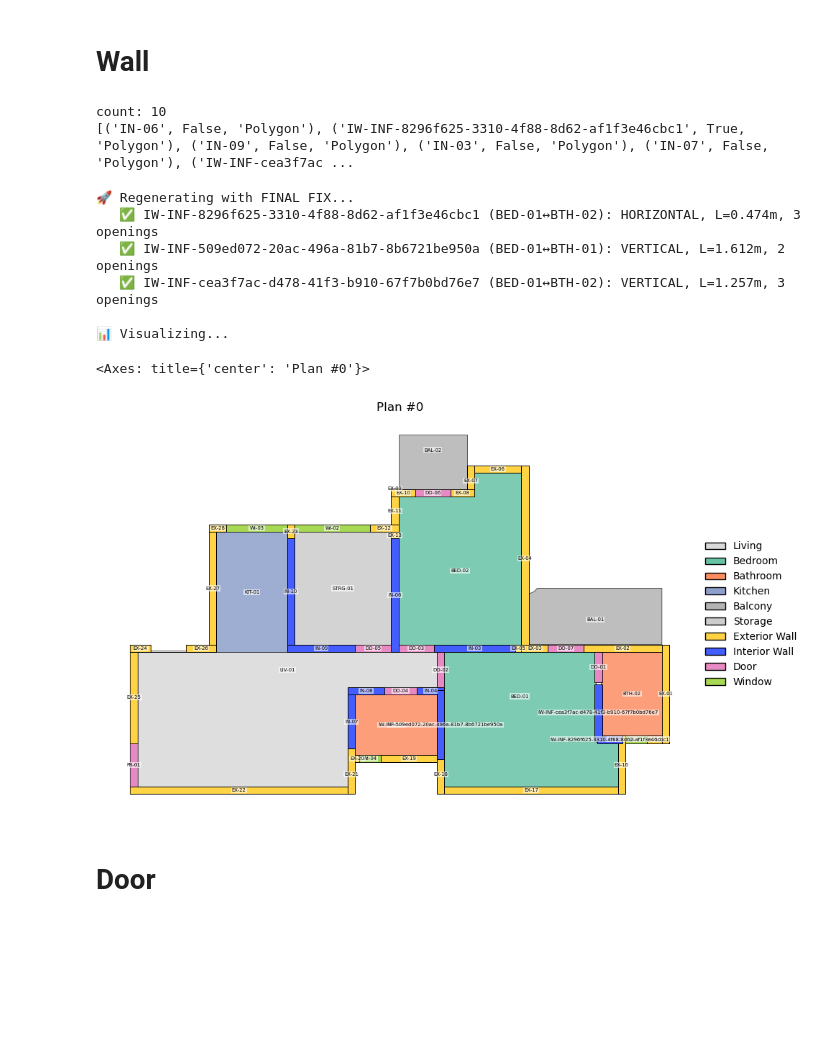
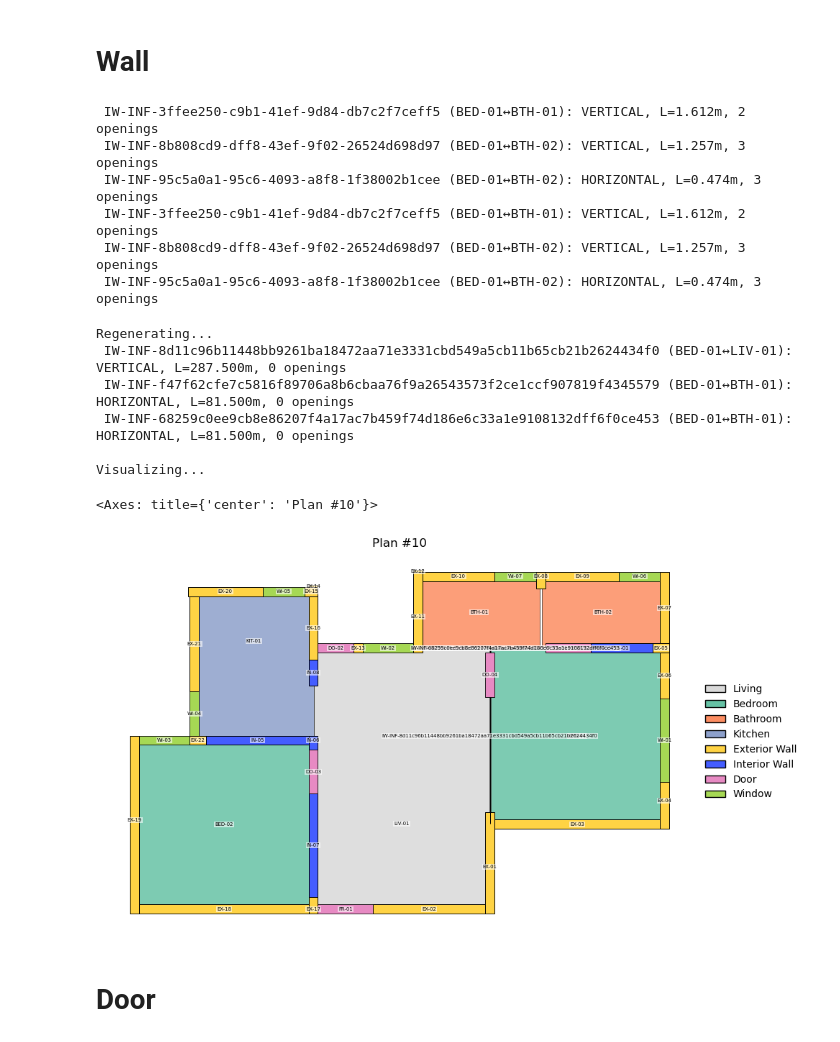
Before and after one commit to numanmuttaqi/Geometry-to-Ontology, a Jupyter notebook: Notebooks/3_togeometry.ipynb, the cells around one changed output. Cells and saved outputs as stored; diff of their text form; code cells hidden in the pictures; blank space fills up the shorter version.

```diff
--- a/Notebooks/3_togeometry.ipynb
+++ b/Notebooks/3_togeometry.ipynb
@@ -8,7 +8,7 @@ if str(repo_root) not in sys.path:
 # %% [markdown]
 # Wall
 # %%
-from thesis_package.ttl_to_json2 import ttl_to_plan_dict, save_ttl_as_json
+from thesis_package.ttl_to_json import ttl_to_plan_dict, save_ttl_as_json
 
 # regen JSON dengan kode terbaru
 save_ttl_as_json(
@@ -18,32 +18,34 @@ save_ttl_as_json(
 
 plan = ttl_to_plan_dict("../output/inferred_resplan_ttl/plan_00000_walls_back.ttl")
 walls = plan["instances"]["structural"]["interior_wall"]
-print("count:", len(walls))
-print([(w["id"], w["inferred"], w["geom"]["type"]) for w in walls][:10])
 # %% [output]
-count: 10
-[('IN-06', False, 'Polygon'), ('IW-INF-8296f625-3310-4f88-8d62-af1f3e46cbc1', True, 'Polygon'), ('IN-09', False, 'Polygon'), ('IN-03', False, 'Polygon'), ('IN-07', False, 'Polygon'), ('IW-INF-cea3f7ac ...
+ IW-INF-3ffee250-c9b1-41ef-9d84-db7c2f7ceff5 (BED-01↔BTH-01): VERTICAL, L=1.612m, 2 openings
+ IW-INF-8b808cd9-dff8-43ef-9f02-26524d698d97 (BED-01↔BTH-02): VERTICAL, L=1.257m, 3 openings
+ IW-INF-95c5a0a1-95c6-4093-a8f8-1f38002b1cee (BED-01↔BTH-02): HORIZONTAL, L=0.474m, 3 openings
+ IW-INF-3ffee250-c9b1-41ef-9d84-db7c2f7ceff5 (BED-01↔BTH-01): VERTICAL, L=1.612m, 2 openings
+ IW-INF-8b808cd9-dff8-43ef-9f02-26524d698d97 (BED-01↔BTH-02): VERTICAL, L=1.257m, 3 openings
+ IW-INF-95c5a0a1-95c6-4093-a8f8-1f38002b1cee (BED-01↔BTH-02): HORIZONTAL, L=0.474m, 3 openings
 # %%
 from thesis_package.ttl_to_json import save_ttl_as_json
 from thesis_package.visualize import plot_plan_json
 
-print("\n🚀 Regenerating with FINAL FIX...")
+print("\nRegenerating...")
 save_ttl_as_json(
-    "../output/inferred_resplan_ttl/plan_00000_walls_back.ttl",
-    "../output/inferred_resplan_json/plan_00000_walls_back.json",
+    "../output/inferred_resplan_ttl/plan_00010_walls_back.ttl",
+    "../output/inferred_resplan_json/plan_00010_walls_back.json",
 )
 
-print("\n📊 Visualizing...")
-plot_plan_json("../output/inferred_resplan_json/plan_00000_walls_back.json")
+print("\nVisualizing...")
+plot_plan_json("../output/inferred_resplan_json/plan_00010_walls_back.json")
 # %% [output]
-🚀 Regenerating with FINAL FIX...
-   ✅ IW-INF-8296f625-3310-4f88-8d62-af1f3e46cbc1 (BED-01↔BTH-02): HORIZONTAL, L=0.474m, 3 openings
-   ✅ IW-INF-509ed072-20ac-496a-81b7-8b6721be950a (BED-01↔BTH-01): VERTICAL, L=1.612m, 2 openings
-   ✅ IW-INF-cea3f7ac-d478-41f3-b910-67f7b0bd76e7 (BED-01↔BTH-02): VERTICAL, L=1.257m, 3 openings
+Regenerating...
+ IW-INF-8d11c96b11448bb9261ba18472aa71e3331cbd549a5cb11b65cb21b2624434f0 (BED-01↔LIV-01): VERTICAL, L=287.500m, 0 openings
+ IW-INF-f47f62cfe7c5816f89706a8b6cbaa76f9a26543573f2ce1ccf907819f4345579 (BED-01↔BTH-01): HORIZONTAL, L=81.500m, 0 openings
+ IW-INF-68259c0ee9cb8e86207f4a17ac7b459f74d186e6c33a1e9108132dff6f0ce453 (BED-01↔BTH-01): HORIZONTAL, L=81.500m, 0 openings
 
-📊 Visualizing...
+Visualizing...
-<Axes: title={'center': 'Plan #0'}>
+<Axes: title={'center': 'Plan #10'}>
-[figure, old version]
+[figure, new version]
 # %% [markdown]
 # Door
 # %%
```
Also changed, not shown: parts of 2 cells of this notebook, 22 other files.
